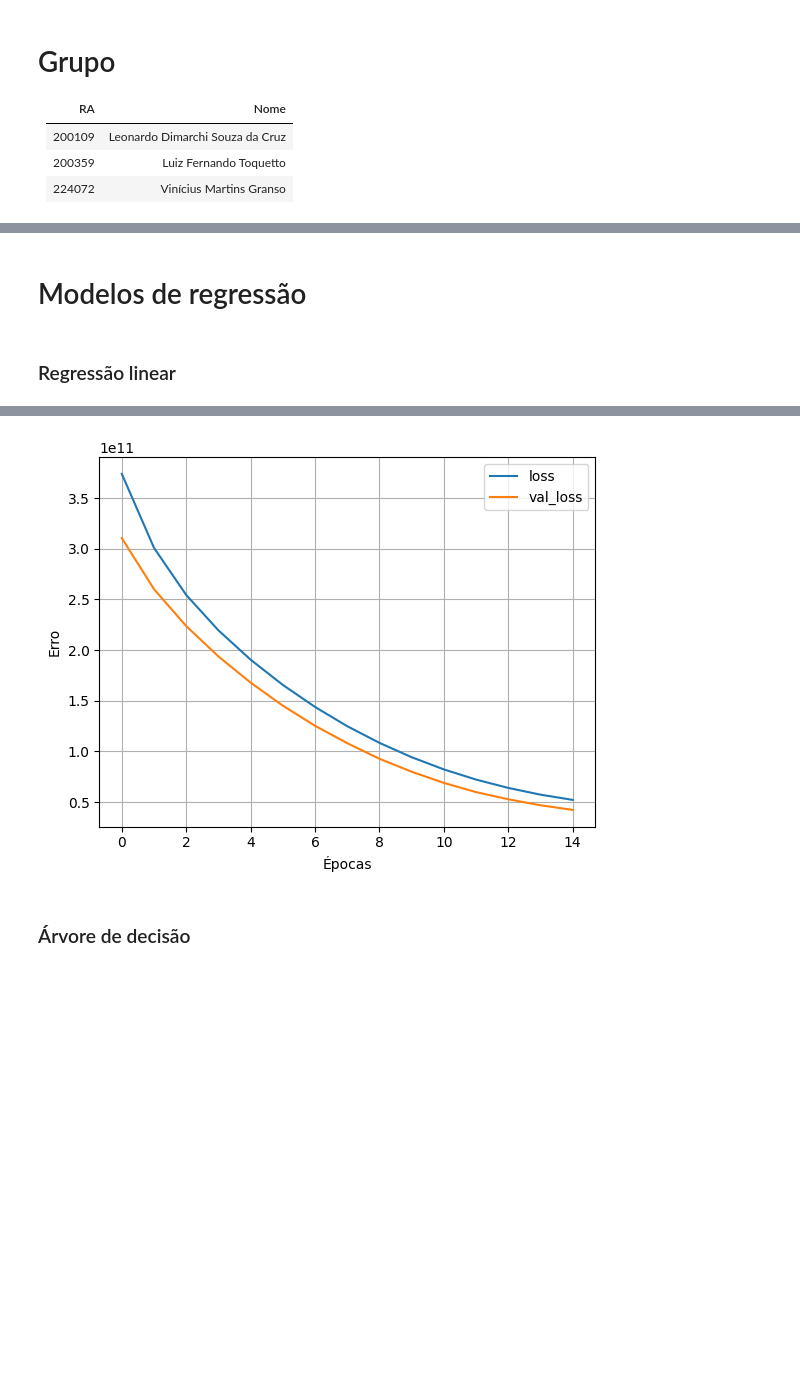
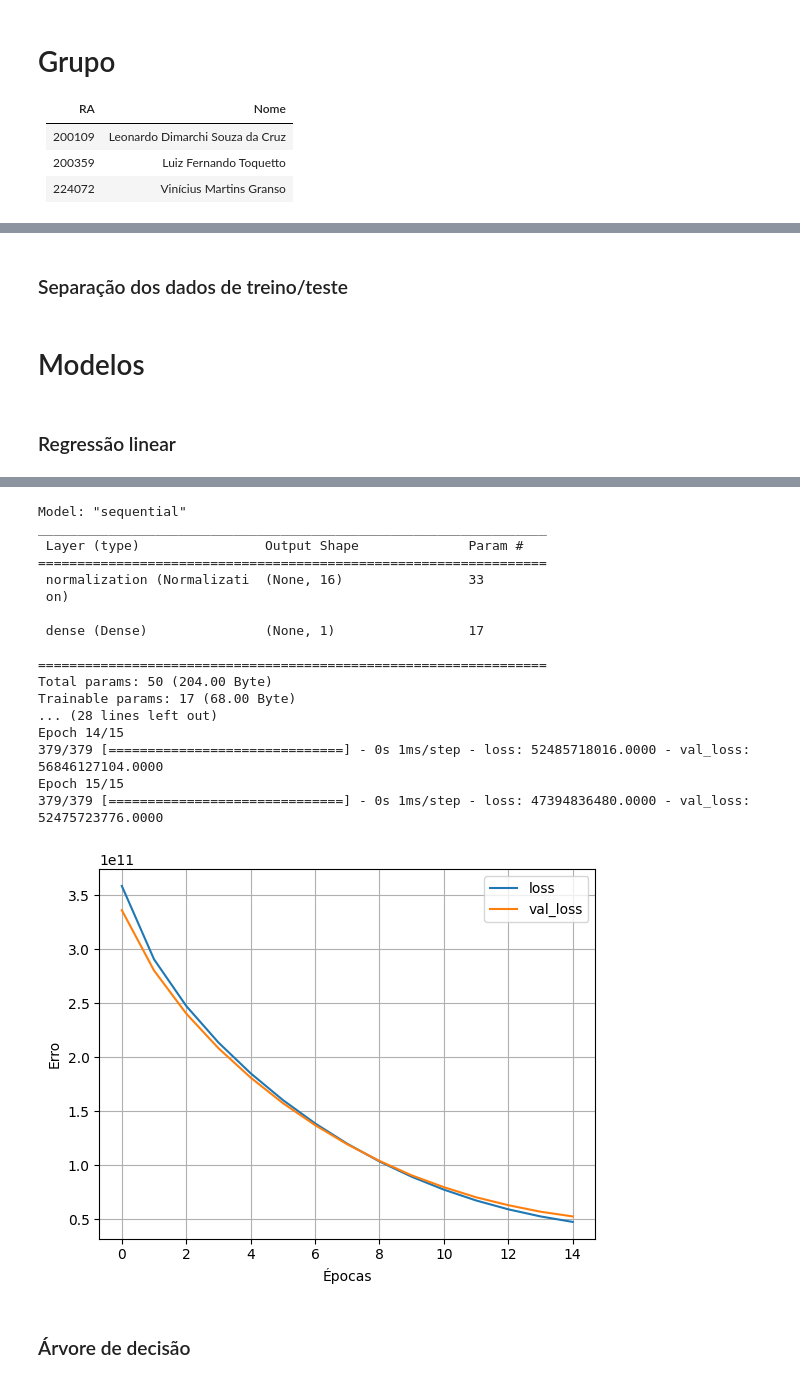
Before and after one commit to leonardodimarchi/ai-regression-and-classification, a Jupyter notebook: regression.ipynb, the cells around one changed output, grey strips where cells are left out. Cells and saved outputs as stored; diff of their text form; code cells hidden in the pictures; blank space fills up the shorter version.

```diff
--- a/regression.ipynb
+++ b/regression.ipynb
@@ -66,0 +108,16 @@ dataset_original.describe()
+# %%
+# Realizando a cópia do dataset para manter a cópia original
+dataset = dataset_original.copy()
+
+# Convertendo o atributo de data do formato 20141013T000000 para datetime,
+# assim representando as datas de maneira numérica para que seja possível calcular a correlação
+dataset['date'] = pd.to_datetime(dataset['date'], format='%Y%m%dT%H%M%S')
+
+# Calculando o mapa de correlação
+mapa_de_correlacao = dataset.corr()
+
+# Plotando o mapa de correlação
+plt.subplots(figsize=(17,14))
+sns.heatmap(mapa_de_correlacao, annot=True, linewidths=0.5, linecolor="Black", fmt="1.1f")
+plt.title("Correlação dos atributos",fontsize=30)
+plt.show()
@@ -131,0 +131,7 @@ condition        0
+# %%
+# Removendo os atributos
+colunas_para_remover = ['id', 'long', 'condition', 'date']
+dataset_pos_remocao_colunas = dataset.drop(colunas_para_remover, axis=1)
+
+# Exibindo as dimensões do dataset
+print(dataset_pos_remocao_colunas.shape)
@@ -202,20 +177,22 @@ A fazer
+# %% [markdown]
+### Separação dos dados de treino/teste
+# %%
+from sklearn.model_selection import train_test_split
+
+# Separando o target e os outros atributos
+target = dataset_pos_remocao_colunas['price']
+X = dataset_pos_remocao_colunas.drop(['price'], axis = 1)
+
+X_train, X_test, y_train, y_test = train_test_split(X, target, test_size = 0.3, random_state=1)
 # %% [markdown]
-# Modelos de regressão
+# Modelos
 # %% [markdown]
 ### Regressão linear
 # %%
-from sklearn.model_selection import train_test_split
 import tensorflow as tf
 from tensorflow import keras
 from tensorflow.keras import layers
 from tensorflow.keras.layers.experimental import preprocessing
-
-# Separando o target e os outros atributos
-target = dataset_removed_columns['price']
-X = dataset_removed_columns.drop(['price'], axis = 1)
-
-# Separando os dados entre treino e teste
-X_train, X_test, y_train, y_test =  train_test_split(X, target, random_state=42, train_size=0.7, shuffle=True)
 
 # Criando normalizador
 normalizer = preprocessing.Normalization()
@@ -269,4 +238,21 @@ Epoch 15/15
+Model: "sequential"
+_________________________________________________________________
+ Layer (type)                Output Shape              Param #
+=================================================================
+ normalization (Normalizati  (None, 16)                33
+ on)
+
+ dense (Dense)               (None, 1)                 17
+
+=================================================================
+Total params: 50 (204.00 Byte)
+Trainable params: 17 (68.00 Byte)
+... (28 lines left out)
+Epoch 14/15
+379/379 [==============================] - 0s 1ms/step - loss: 52485718016.0000 - val_loss: 56846127104.0000
+Epoch 15/15
+379/379 [==============================] - 0s 1ms/step - loss: 47394836480.0000 - val_loss: 52475723776.0000
-[figure, old version]
+[figure, new version]
 # %% [markdown]
 ### Árvore de decisão
 # %%
```
Also changed, not shown: parts of 24 cells of this notebook.
